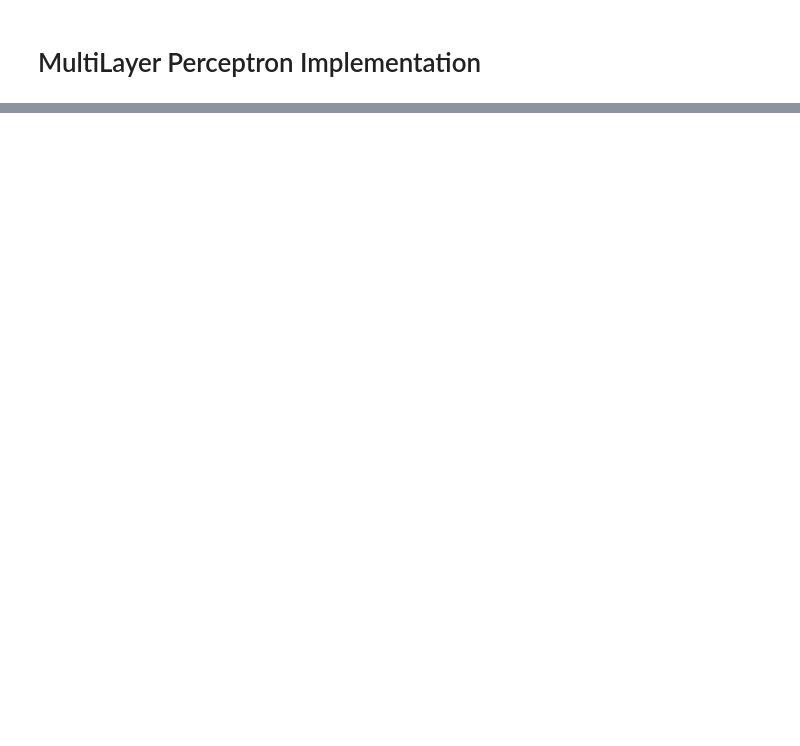
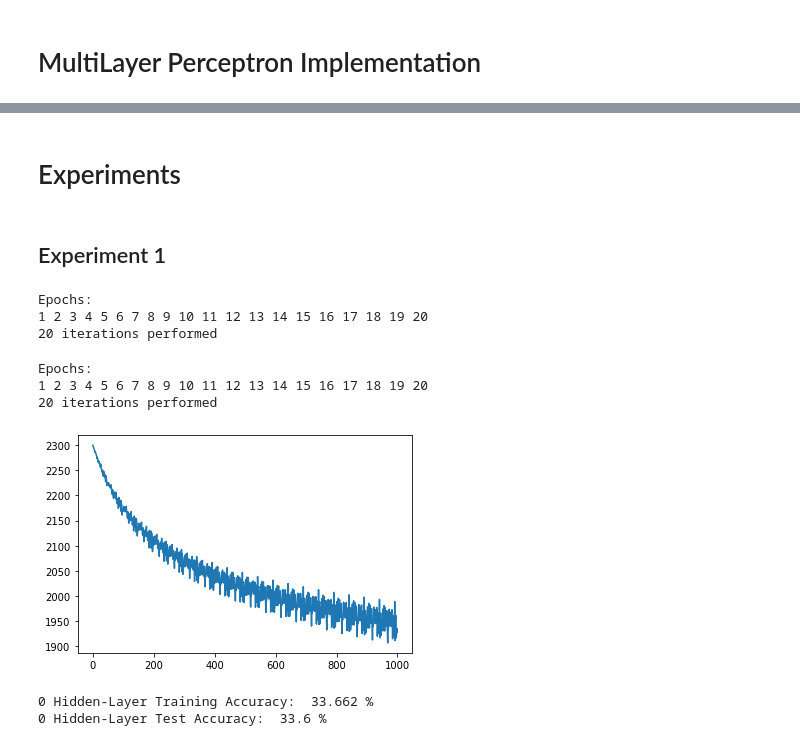
Before and after one commit to Justin-Lacoste/Image-Classification-MLP-and-CNN, a Jupyter notebook: Image_Recognition_MLP_CNN.ipynb, the cells around one changed output, grey strips where cells are left out. Saved outputs shown, nothing was run; the diff lists cells and outputs as text; code cells hidden in the pictures; blank space fills up the shorter version.

```diff
--- a/Image_Recognition_MLP_CNN.ipynb
+++ b/Image_Recognition_MLP_CNN.ipynb
@@ -267,0 +345,42 @@ Accuracy:  62.2 %
+# %% [markdown]
+# Experiments
+# %%
+### SHUFFLE ###
+shuffle = list(zip(x_train, y_train))
+random.shuffle(shuffle)
+x_train, y_train = zip(*shuffle)
+
+shuffle = list(zip(x_test, y_test))
+random.shuffle(shuffle)
+x_test, y_test = zip(*shuffle)
+# %% [markdown]
+## Experiment 1
+# %%
+### 0 HIDDEN-LAYER TRAINING ###
+mlp_0 = MultiLayerPerceptron(MultiLayerPerceptron.relu, 0, [])
+mlp_0.fit(x_train, y_train, learning_rate=0.0000001, epsilon=0.0000001, max_iters=20, batch_size=1000)
+# %% [output]
+Epochs:
+1 2 3 4 5 6 7 8 9 10 11 12 13 14 15 16 17 18 19 20
+20 iterations performed
+# %%
+### 1 HIDDEN-LAYER TRAINING ###
+mlp_0 = MultiLayerPerceptron(MultiLayerPerceptron.relu, 1, [256])
+mlp_0.fit(x_train, y_train, learning_rate=0.0000001, epsilon=0.006, max_iters=20, batch_size=1000)
+# %% [output]
+Epochs:
+1 2 3 4 5 6 7 8 9 10 11 12 13 14 15 16 17 18 19 20
+20 iterations performed
+# %%
+plt.plot(range(len(mlp_0.loss_per_epoch)), mlp_0.loss_per_epoch)
+plt.show()
+# %% [output]
+[figure, added]
+# %%
+preds_train = mlp_0.predict(x_train)
+preds_test = mlp_0.predict(x_test)
+print("0 Hidden-Layer Training Accuracy: ", MultiLayerPerceptron.accuracy(y_train, preds_train)*100, "%")
+print("0 Hidden-Layer Test Accuracy: ", MultiLayerPerceptron.accuracy(y_test, preds_test)*100, "%")
+# %% [output]
+0 Hidden-Layer Training Accuracy:  33.662 %
+0 Hidden-Layer Test Accuracy:  33.6 %
```
Also changed, not shown: parts of 5 cells of this notebook.
